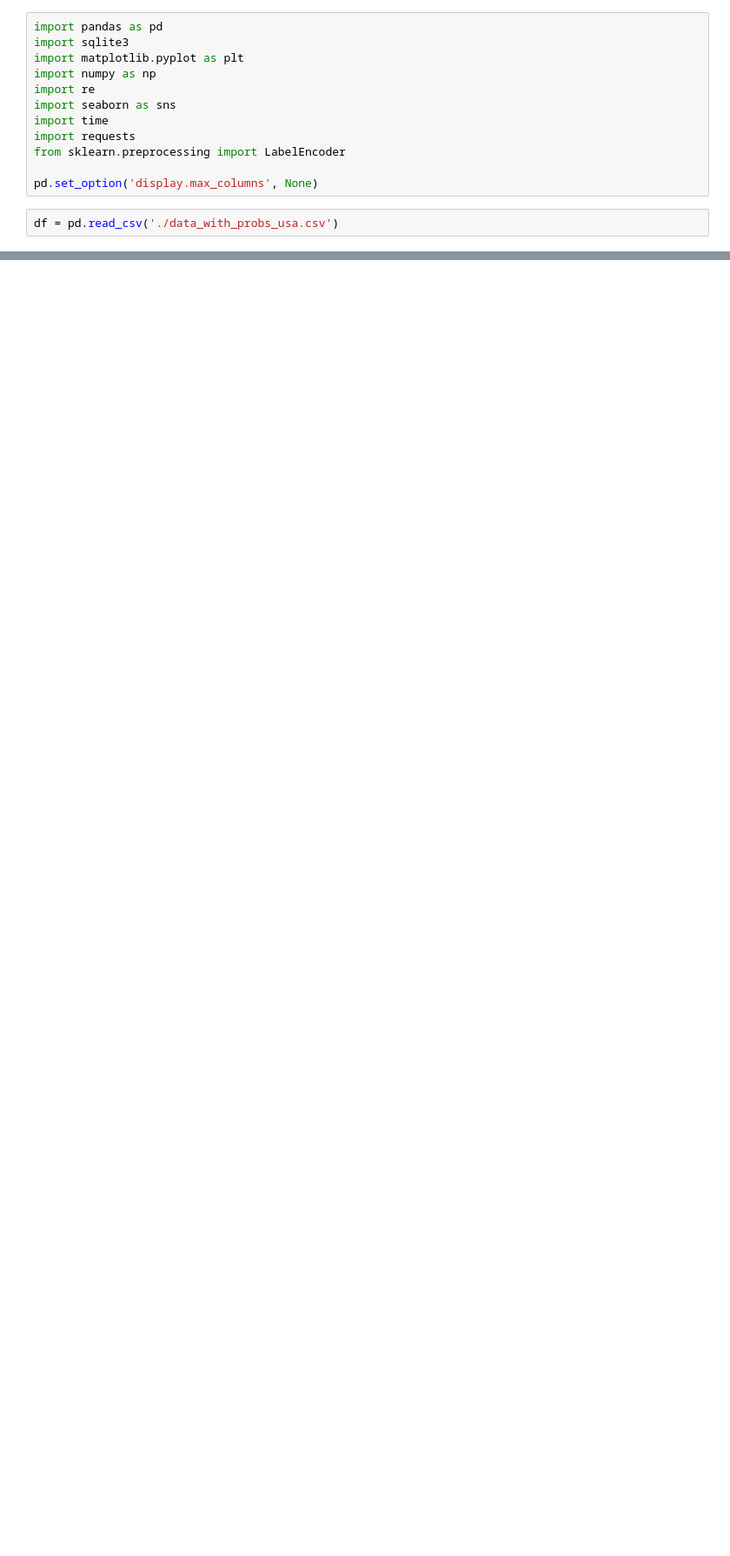
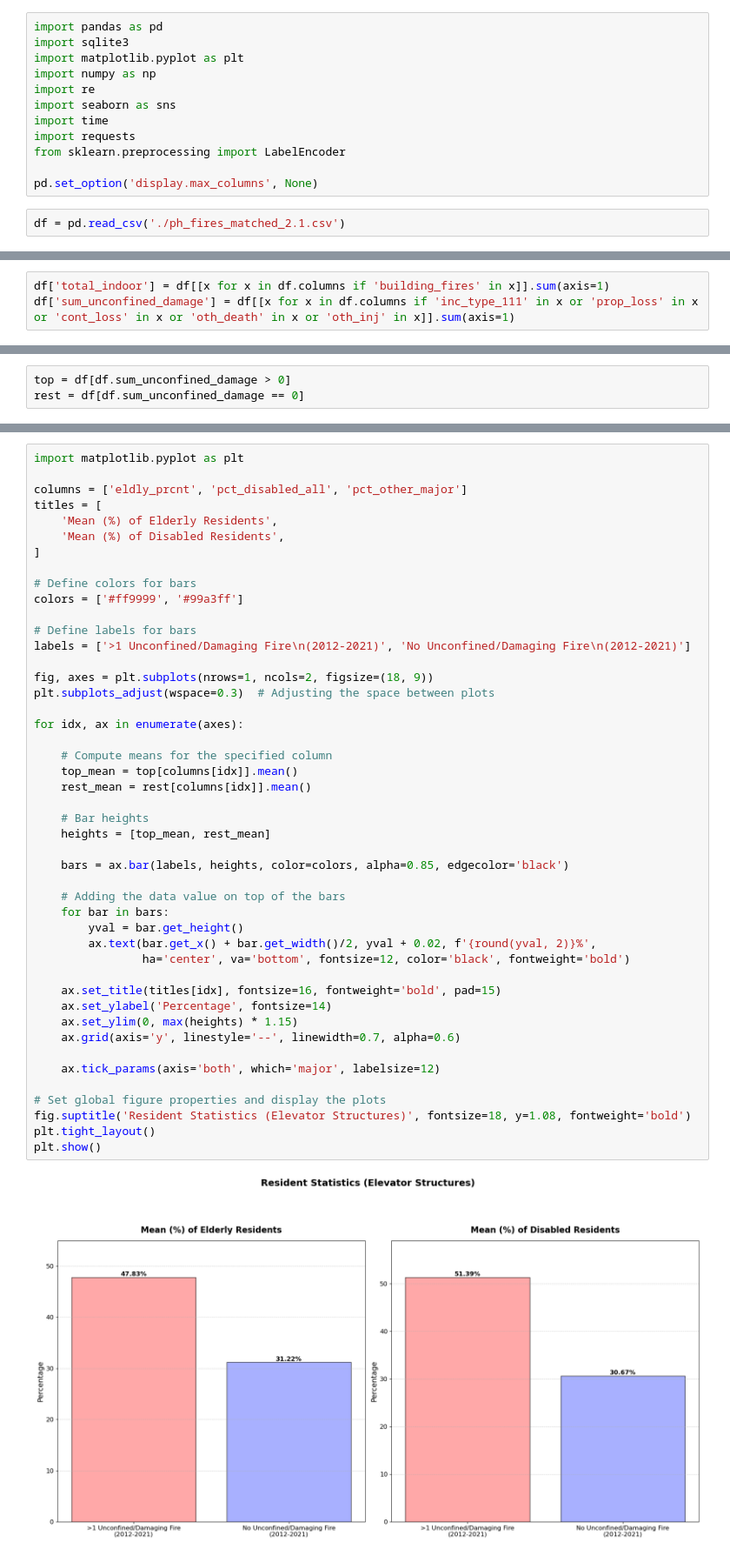
Before and after one commit to jackvandeleuv/fire_risk_index, a Jupyter notebook: unpack-model-results.ipynb, the cells around one changed output, grey strips where cells are left out. Shown at 87% size. Drawn from its saved outputs; the diff is of its cells as text; blank space fills up the shorter version.

```diff
--- a/unpack-model-results.ipynb
+++ b/unpack-model-results.ipynb
@@ -11,4 +11,4 @@ from sklearn.preprocessing import LabelEncoder
 
 pd.set_option('display.max_columns', None)
 # %%
-df = pd.read_csv('./data_with_probs_usa.csv')
+df = pd.read_csv('./ph_fires_matched_2.1.csv')
@@ -99,0 +15,3 @@ dtype: float64
+# %%
+df['total_indoor'] = df[[x for x in df.columns if 'building_fires' in x]].sum(axis=1)
+df['sum_unconfined_damage'] = df[[x for x in df.columns if 'inc_type_111' in x or 'prop_loss' in x or 'cont_loss' in x or 'oth_death' in x or 'oth_inj' in x]].sum(axis=1)
@@ -99,0 +20,3 @@ dtype: float64
+# %%
+top = df[df.sum_unconfined_damage > 0]
+rest = df[df.sum_unconfined_damage == 0]
@@ -99,0 +57,48 @@ dtype: float64
+# %%
+import matplotlib.pyplot as plt
+
+columns = ['eldly_prcnt', 'pct_disabled_all', 'pct_other_major']
+titles = [
+    'Mean (%) of Elderly Residents',
+    'Mean (%) of Disabled Residents',
+]
+
+# Define colors for bars
+colors = ['#ff9999', '#99a3ff']
+
+# Define labels for bars
+labels = ['>1 Unconfined/Damaging Fire\n(2012-2021)', 'No Unconfined/Damaging Fire\n(2012-2021)']
+
+fig, axes = plt.subplots(nrows=1, ncols=2, figsize=(18, 9))
+plt.subplots_adjust(wspace=0.3)  # Adjusting the space between plots
+
+for idx, ax in enumerate(axes):
+
+    # Compute means for the specified column
+    top_mean = top[columns[idx]].mean()
+    rest_mean = rest[columns[idx]].mean()
+
+    # Bar heights
+    heights = [top_mean, rest_mean]
+
+    bars = ax.bar(labels, heights, color=colors, alpha=0.85, edgecolor='black')
+
+    # Adding the data value on top of the bars
+    for bar in bars:
+        yval = bar.get_height()
+        ax.text(bar.get_x() + bar.get_width()/2, yval + 0.02, f'{round(yval, 2)}%',
+                ha='center', va='bottom', fontsize=12, color='black', fontweight='bold')
+
+    ax.set_title(titles[idx], fontsize=16, fontweight='bold', pad=15)
+    ax.set_ylabel('Percentage', fontsize=14)
+    ax.set_ylim(0, max(heights) * 1.15)
+    ax.grid(axis='y', linestyle='--', linewidth=0.7, alpha=0.6)
+
+    ax.tick_params(axis='both', which='major', labelsize=12)
+
+# Set global figure properties and display the plots
+fig.suptitle('Resident Statistics (Elevator Structures)', fontsize=18, y=1.08, fontweight='bold')
+plt.tight_layout()
+plt.show()
+# %% [output]
+[figure, added]
```
Also changed, not shown: parts of 19 cells of this notebook, 17 other files.
